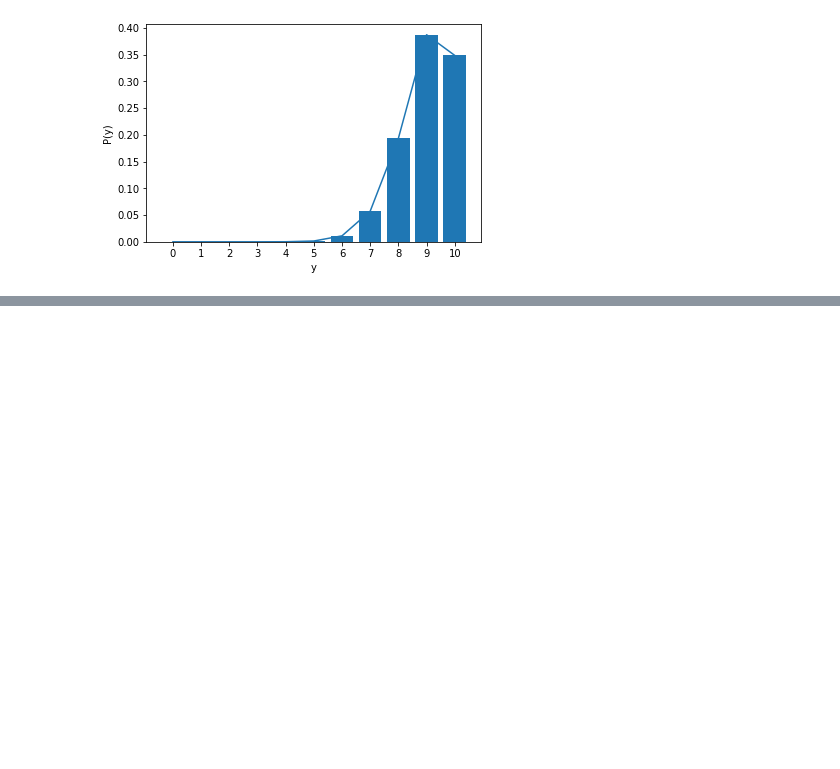
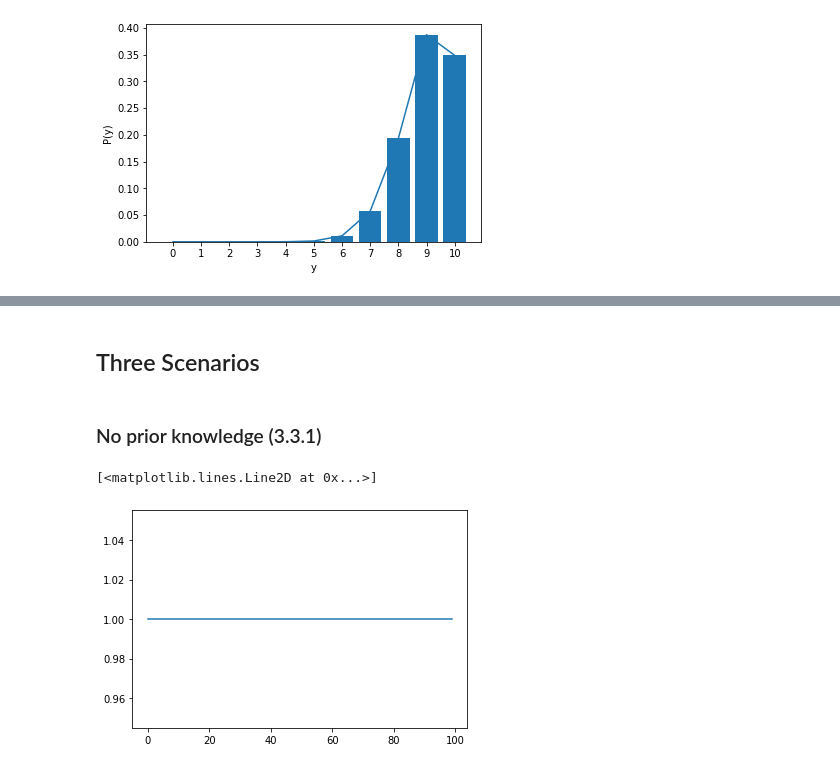
Before and after one commit to amir1m/learning-ml, a Jupyter notebook: FCML_CoinToss.ipynb, the cells around one changed output, grey strips where cells are left out. Saved outputs shown, nothing was run; the diff lists cells and outputs as text; code cells hidden in the pictures; blank space fills up the shorter version.

```diff
--- a/FCML_CoinToss.ipynb
+++ b/FCML_CoinToss.ipynb
@@ -34,0 +78,9 @@ plot_dist ( N=10, prob_y = get_binomial_prob_dist(N=10, r=0.9 ))
+# %% [markdown]
+## Three Scenarios
+# %% [markdown]
+### No prior knowledge (3.3.1)
+# %%
+plt.plot(beta.pdf(np.linspace(0.0, 1.0, 100),1,1))
+# %% [output]
+[<matplotlib.lines.Line2D at 0x...>]
+[figure, added]
```
Also changed, not shown: parts of 8 cells of this notebook.
